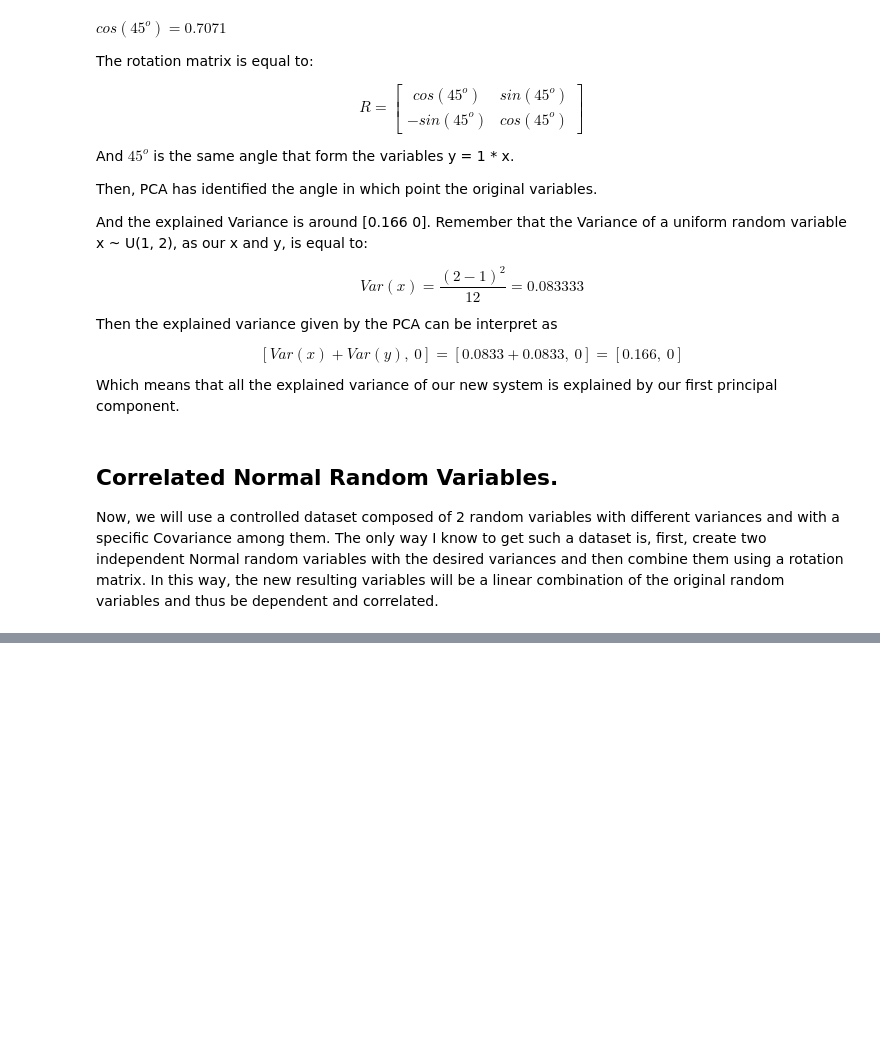
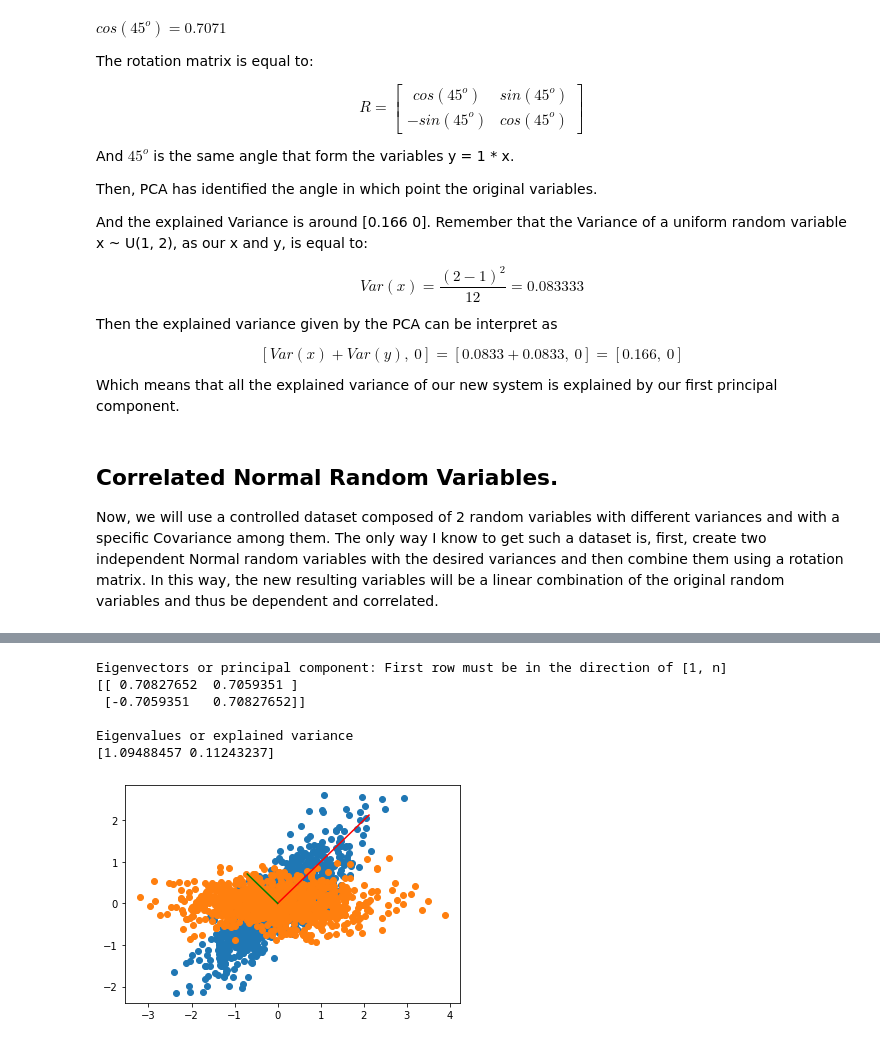
Before and after one commit to charmrain/NLP_learning, a Jupyter notebook: week3_vector_space_model/pca.ipynb, the cells around one changed output, grey strips where cells are left out. Cells and saved outputs as stored; diff of their text form; code cells hidden in the pictures; blank space fills up the shorter version.

```diff
--- a/week3_vector_space_model/pca.ipynb
+++ b/week3_vector_space_model/pca.ipynb
@@ -126,0 +171,38 @@ Now, we will use a controlled dataset composed of 2 random variables with differ
+# %%
+plt.scatter(data[:,0], data[:,1]) # Print the original data in blue
+
+# Apply PCA. In theory, the Eigenvector matrix must be the
+# inverse of the original rotationMatrix.
+pca = PCA(n_components=2)  # Instantiate a PCA. Choose to get 2 output variables
+
+# Create the transformation model for this data. Internally it gets the rotation
+# matrix and the explained variance
+pcaTr = pca.fit(data)
+
+# Create an array with the transformed data
+dataPCA = pcaTr.transform(data)
+
+print('Eigenvectors or principal component: First row must be in the direction of [1, n]')
+print(pcaTr.components_)
+
+print()
+print('Eigenvalues or explained variance')
+print(pcaTr.explained_variance_)
+
+# Print the rotated data
+plt.scatter(dataPCA[:,0], dataPCA[:,1])
+
+# Plot the first component axe. Use the explained variance to scale the vector
+plt.plot([0, rotationMatrix[0][0] * std1 * 3], [0, rotationMatrix[0][1] * std1 * 3], 'k-', color='red')
+# Plot the second component axe. Use the explained variance to scale the vector
+plt.plot([0, rotationMatrix[1][0] * std2 * 3], [0, rotationMatrix[1][1] * std2 * 3], 'k-', color='green')
+
+plt.show()
+# %% [output]
+Eigenvectors or principal component: First row must be in the direction of [1, n]
+[[ 0.70827652  0.7059351 ]
+ [-0.7059351   0.70827652]]
+
+Eigenvalues or explained variance
+[1.09488457 0.11243237]
+[figure, added]
```
Also changed, not shown: parts of 1 cell of this notebook.
